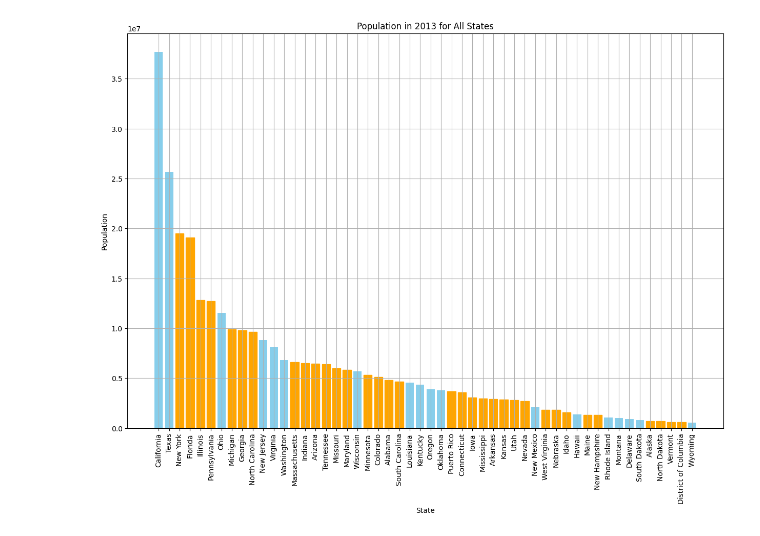
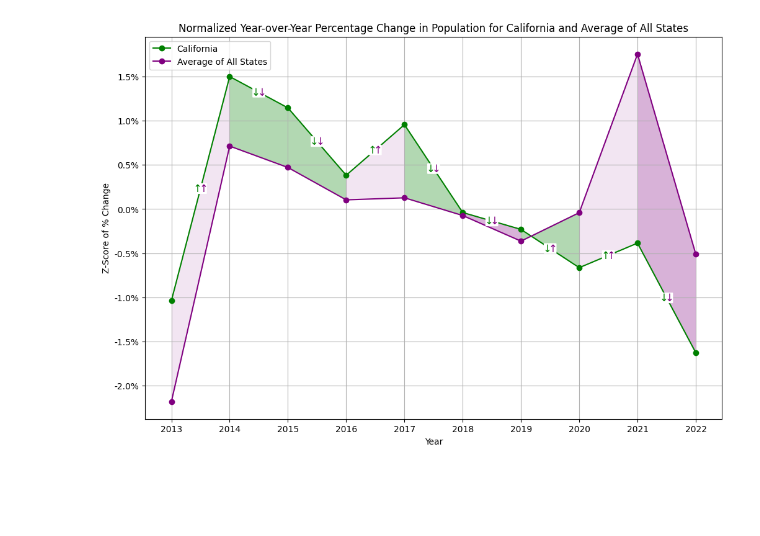
Before and after one commit to aholmes/population-analysis, a Jupyter notebook: report/PopulationAnalysis.ipynb, the cells around one changed output. Saved outputs shown, nothing was run; the diff lists cells and outputs as text; code cells hidden in the pictures; blank space fills up the shorter version.

```diff
--- a/report/PopulationAnalysis.ipynb
+++ b/report/PopulationAnalysis.ipynb
@@ -45,3 +164,24 @@ plt.show()
+# %%
+color1 = 'green'
+color2 = 'purple'
+plt.figure(figsize=(12, 8))
+plt.gca().yaxis.set_major_formatter(FuncFormatter(percent_formatter))
+plt.plot(california_change.index, california_zscore, marker='o', label='California', color=COLOR1)
+plt.plot(average_change.index, average_zscore, marker='o', label='Average of All States', color=COLOR2)
+
+for i in range(len(california_zscore) - 1):
+    fill_data = get_fill_data(i, california_change, average_change, california_zscore, average_zscore)
+    ca_change = fill_data.change1
+    avg_change = fill_data.change2
+    plot_fill(ca_change, avg_change, fill_data)
+
+plt.title('Normalized Year-over-Year Percentage Change in Population for California and Average of All States')
+plt.xlabel('Year')
+plt.ylabel('Z-Score of % Change')
+plt.legend()
+plt.grid(True)
+# %% [output]
+[figure, added]
 # %%
 pop_2013_sorted = data['2013'].sort_values(ascending=False)
 pop_2022_sorted = data['2022'].sort_values(ascending=False)
@@ -51,15 +196,0 @@ changed_states = [state for state in order_2013 if order_2013.index(state) != or
-# %%
-plt.figure(figsize=(15, 10))
-bars = plt.bar(pop_2013_sorted.index, pop_2013_sorted, color='skyblue')
-plt.title('Population in 2013 for All States')
-plt.xlabel('State')
-plt.ylabel('Population')
-plt.xticks(rotation=90)
-plt.grid(True)
-
-# Highlight states whose order changed
-for bar, state in zip(bars, pop_2013_sorted.index):
-    if state in changed_states:
-        bar.set_color('orange')
-# %% [output]
-[figure, removed]
```
Also changed, not shown: parts of 22 cells of this notebook.
